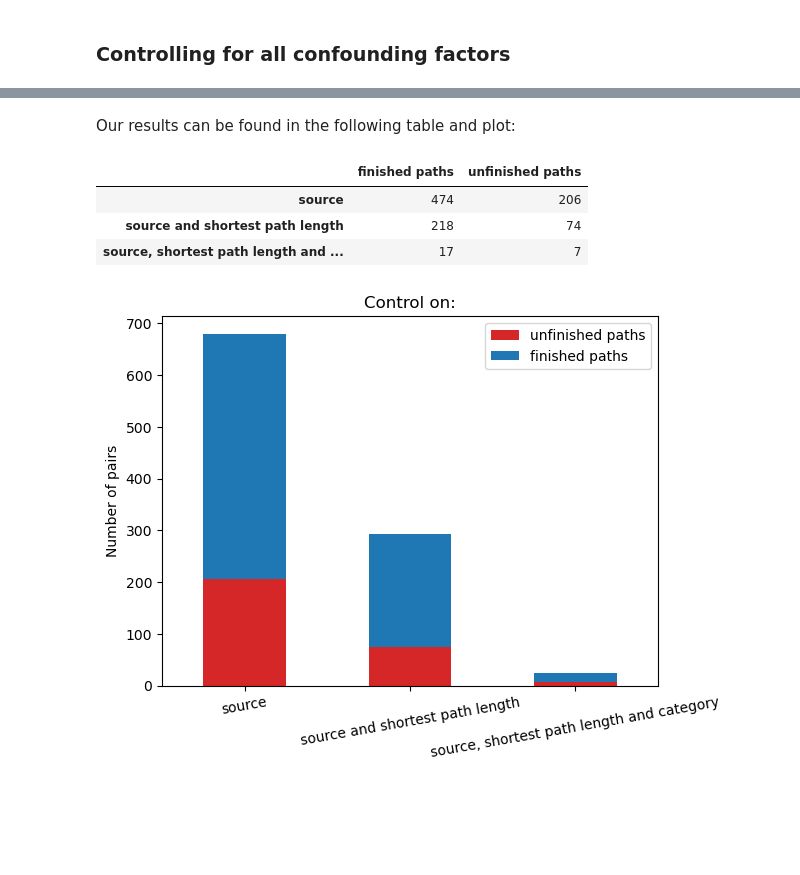
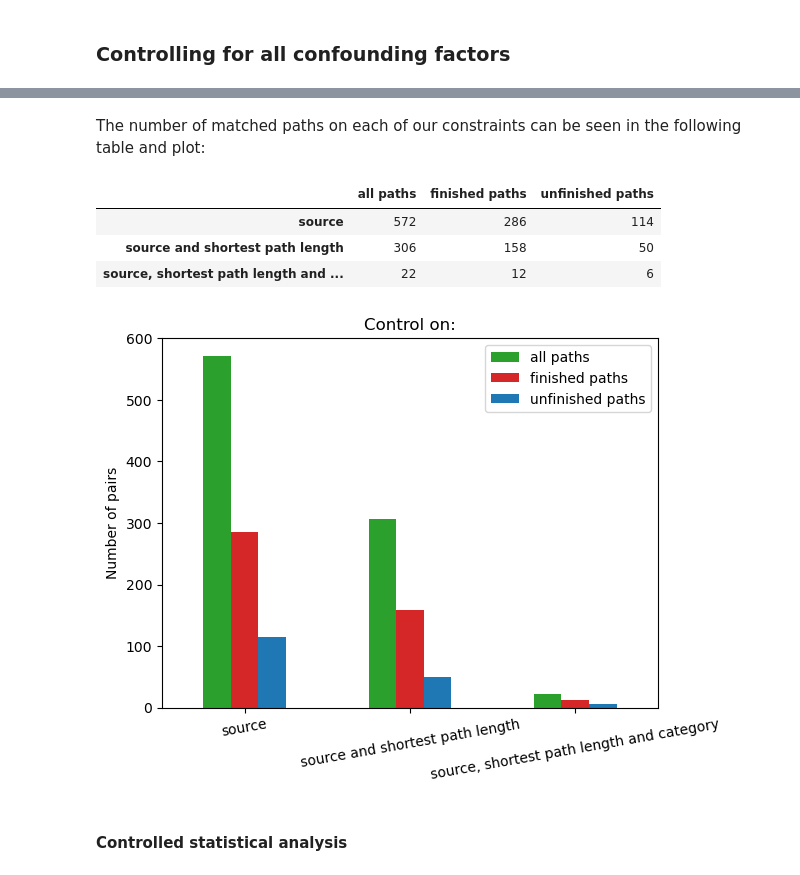
Before and after one commit to epfl-ada/ada-2022-project-metadata, a Jupyter notebook: project.ipynb, the cells around one changed output, grey strips where cells are left out. Saved outputs shown, nothing was run; the diff lists cells and outputs as text; code cells hidden in the pictures; blank space fills up the shorter version.

Commit message:
plots and analysis

```diff
--- a/project.ipynb
+++ b/project.ipynb
@@ -369,2 +779,14 @@ comb_on_category = comb_on_category.drop_duplicates(subset=['hashedIpAddress_men
+# %%
+src_match = pd.read_csv(DATA_FOLDER+"source_matched.csv").drop(columns = ['Unnamed: 0'])
+shpath_match = pd.read_csv(DATA_FOLDER+"src_and_shp_matched.csv").drop(columns = ['Unnamed: 0'])
+cat_match = pd.read_csv(DATA_FOLDER+"cat_and_rest_matched.csv").drop(columns = ['Unnamed: 0'])
+
+fin_src_match = pd.read_csv(DATA_FOLDER+"fin_source_matched.csv").drop(columns = ['Unnamed: 0'])
+fin_shpath_match = pd.read_csv(DATA_FOLDER+"fin_src_and_shp_matched.csv").drop(columns = ['Unnamed: 0'])
+fin_cat_match = pd.read_csv(DATA_FOLDER+"fin_cat_and_rest_matched.csv").drop(columns = ['Unnamed: 0'])
+
+unfin_src_match = pd.read_csv(DATA_FOLDER+"unfin_source_matched.csv").drop(columns = ['Unnamed: 0'])
+unfin_shpath_match = pd.read_csv(DATA_FOLDER+"unfin_src_and_shp_matched.csv").drop(columns = ['Unnamed: 0'])
+unfin_cat_match = pd.read_csv(DATA_FOLDER+"unfin_cat_and_rest_matched.csv").drop(columns = ['Unnamed: 0'])
 # %% [markdown]
-Our results can be found in the following table and plot:
+The number of matched paths on each of our constraints can be seen in the following table and plot:
@@ -386,15 +793,35 @@ combinations = pd.DataFrame(data=d, index=['source','source and shortest path le
+# %%
+comb_source = len(src_match)
+comb_source_f = len(fin_src_match)
+comb_source_u = len(unfin_src_match)
+
+comb_shpath = len(shpath_match)
+comb_shpath_f = len(fin_shpath_match)
+comb_shpath_u = len(unfin_shpath_match)
+
+comb_category = len(cat_match)
+comb_category_f = len(fin_cat_match)
+comb_category_u = len(unfin_cat_match)
+
+d = {'combination': ['Control on source','Control on source and shortest path length', 'Control on source, shortest path length and category'],
+    'all paths': [comb_source, comb_shpath, comb_category],
+     'finished paths': [comb_source_f, comb_shpath_f, comb_category_f],
+    'unfinished paths' : [comb_source_u, comb_shpath_u, comb_category_u]}
+
+combinations = pd.DataFrame(data=d, index=['source','source and shortest path length', 'source, shortest path length and category'])
 # %%
-combinations[['finished paths', 'unfinished paths']]
+combinations[['all paths','finished paths', 'unfinished paths']]
 # %% [output]
-|  | finished paths | unfinished paths |
-| source | 474 | 206 |
-| source and shortest path length | 218 | 74 |
-| source, shortest path length and ... | 17 | 7 |
+|  | all paths | finished paths | unfinished paths |
+| source | 572 | 286 | 114 |
+| source and shortest path length | 306 | 158 | 50 |
+| source, shortest path length and ... | 22 | 12 | 6 |
 # %%
-ax = combinations.plot.bar(rot=10, stacked = True, color = ['tab:red', 'tab:blue'],
+ax = combinations.plot.bar(rot=10, stacked = False, color = ['tab:green','tab:red', 'tab:blue'],
                            title = "Control on:",
                            ylabel = "Number of pairs", width = 0.5)
-
 plt.show()
 # %% [output]
-[figure, old version]
+[figure, new version]
+# %% [markdown]
+#### **Controlled statistical analysis**
```
Also changed, not shown: parts of 141 cells of this notebook.
